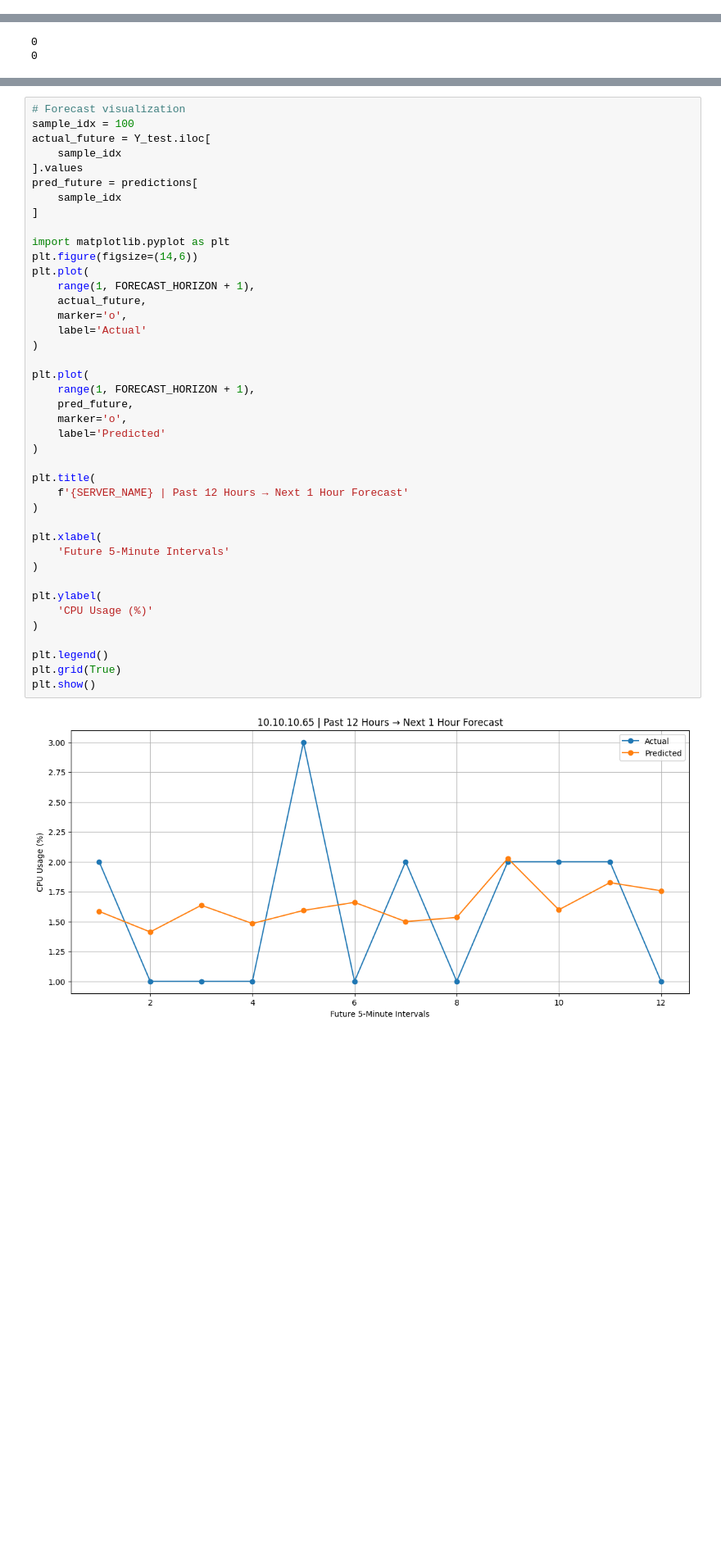
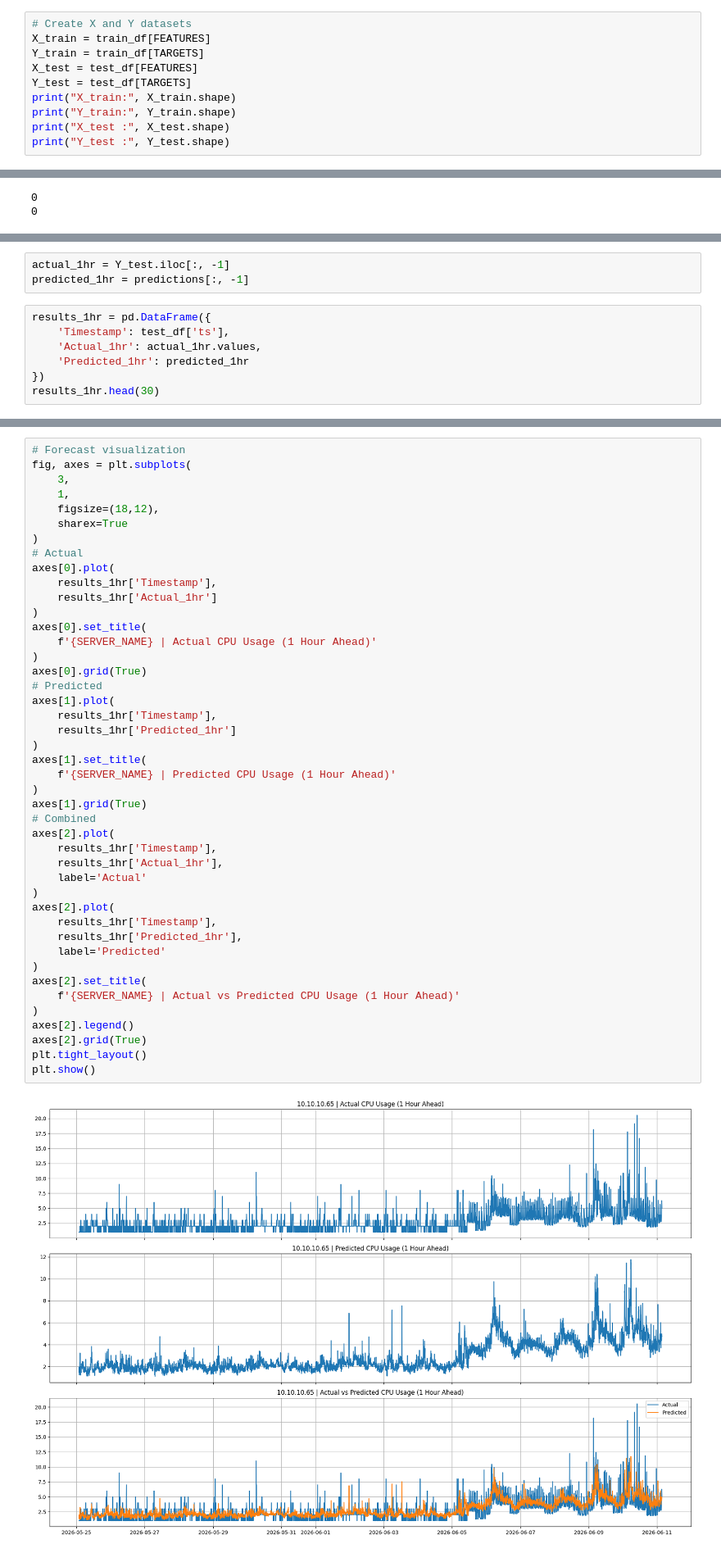
Before and after one commit to shloksatpathy/AI-Predictive-Maintenance, a Jupyter notebook: CPU/notebooks/trial2.ipynb, the cells around one changed output, grey strips where cells are left out. Shown at 82% size. Drawn from its saved outputs; the diff is of its cells as text; blank space fills up the shorter version.

Commit message:
XGBoost prediction models implemented for predicting next 1 hours and next 24 hours

```diff
--- a/CPU/notebooks/trial2.ipynb
+++ b/CPU/notebooks/trial2.ipynb
@@ -572,0 +347,10 @@ print(test_df.shape)
+# %%
+# Create X and Y datasets
+X_train = train_df[FEATURES]
+Y_train = train_df[TARGETS]
+X_test = test_df[FEATURES]
+Y_test = test_df[TARGETS]
+print("X_train:", X_train.shape)
+print("Y_train:", Y_train.shape)
+print("X_test :", X_test.shape)
+print("Y_test :", Y_test.shape)
@@ -625,0 +414,10 @@ print(predictions.shape)
+# %%
+actual_1hr = Y_test.iloc[:, -1]
+predicted_1hr = predictions[:, -1]
+# %%
+results_1hr = pd.DataFrame({
+    'Timestamp': test_df['ts'],
+    'Actual_1hr': actual_1hr.values,
+    'Predicted_1hr': predicted_1hr
+})
+results_1hr.head(30)
@@ -680,43 +496,46 @@ Step 12: MAE = 1.0206
 # %%
 # Forecast visualization
-sample_idx = 100
-actual_future = Y_test.iloc[
-    sample_idx
-].values
-pred_future = predictions[
-    sample_idx
-]
-
-import matplotlib.pyplot as plt
-plt.figure(figsize=(14,6))
-plt.plot(
-    range(1, FORECAST_HORIZON + 1),
-    actual_future,
-    marker='o',
+fig, axes = plt.subplots(
+    3,
+    1,
+    figsize=(18,12),
+    sharex=True
+)
+# Actual
+axes[0].plot(
+    results_1hr['Timestamp'],
+    results_1hr['Actual_1hr']
+)
+axes[0].set_title(
+    f'{SERVER_NAME} | Actual CPU Usage (1 Hour Ahead)'
+)
+axes[0].grid(True)
+# Predicted
+axes[1].plot(
+    results_1hr['Timestamp'],
+    results_1hr['Predicted_1hr']
+)
+axes[1].set_title(
+    f'{SERVER_NAME} | Predicted CPU Usage (1 Hour Ahead)'
+)
+axes[1].grid(True)
+# Combined
+axes[2].plot(
+    results_1hr['Timestamp'],
+    results_1hr['Actual_1hr'],
     label='Actual'
 )
-
-plt.plot(
-    range(1, FORECAST_HORIZON + 1),
-    pred_future,
-    marker='o',
+axes[2].plot(
+    results_1hr['Timestamp'],
+    results_1hr['Predicted_1hr'],
     label='Predicted'
 )
-
-plt.title(
-    f'{SERVER_NAME} | Past 12 Hours → Next 1 Hour Forecast'
+axes[2].set_title(
+    f'{SERVER_NAME} | Actual vs Predicted CPU Usage (1 Hour Ahead)'
 )
-
-plt.xlabel(
-    'Future 5-Minute Intervals'
-)
-
-plt.ylabel(
-    'CPU Usage (%)'
-)
-
-plt.legend()
-plt.grid(True)
+axes[2].legend()
+axes[2].grid(True)
+plt.tight_layout()
 plt.show()
 # %% [output]
-[figure, old version]
+[figure, new version]
```
Also changed, not shown: parts of 21 cells of this notebook, 2 other files.
